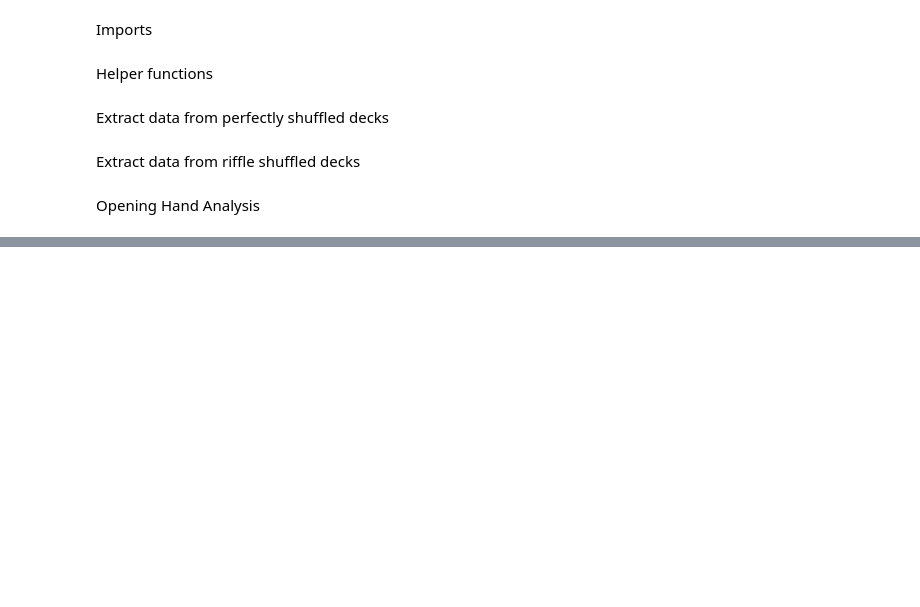
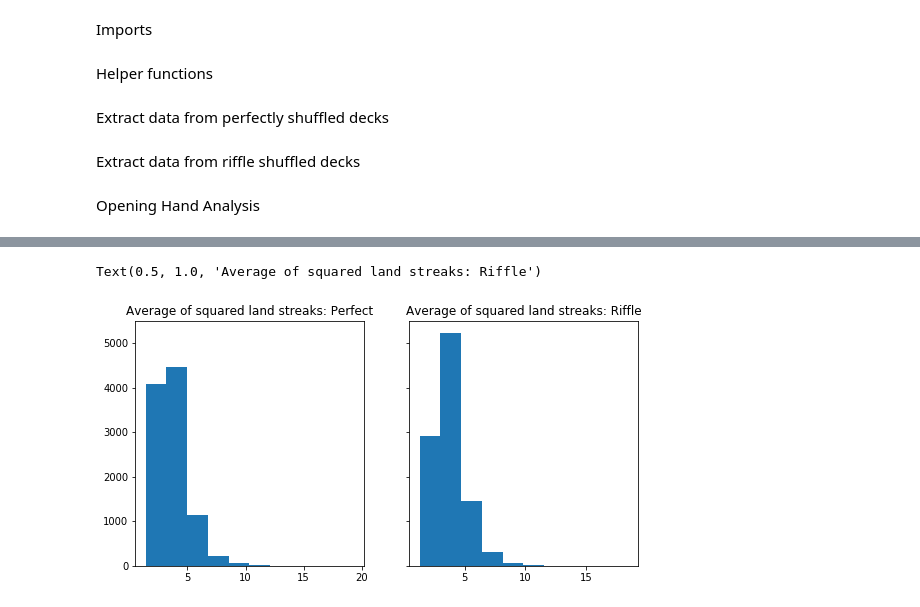
Before and after one commit to juanibiapina/shuffle, a Jupyter notebook: Shuffle Analysis.ipynb, the cells around one changed output, grey strips where cells are left out. Cells and saved outputs as stored; diff of their text form; code cells hidden in the pictures; blank space fills up the shorter version.

```diff
--- a/Shuffle Analysis.ipynb
+++ b/Shuffle Analysis.ipynb
@@ -203,6 +203,12 @@ p_spell_streaks = [[len(list(group)) for k, group in streaks(deck) if k == SPELL
 
 p_max_land_streaks = [max(s) for s in p_land_streaks]
 p_max_spell_streaks = [max(s) for s in p_spell_streaks]
+
+p_avg1_land_streaks = [sum([c**2 for c in s])/len(s) for s in p_land_streaks]
+p_avg1_spell_streaks = [sum([c**2 for c in s])/len(s) for s in p_spell_streaks]
+
+p_avg2_land_streaks = [sum([c**2 for c in s if c > 1])/len(s) for s in p_land_streaks]
+p_avg2_spell_streaks = [sum([c**2 for c in s if c > 1])/len(s) for s in p_spell_streaks]
 # %% [markdown]
 Extract data from riffle shuffled decks
 # %%
@@ -215,6 +221,12 @@ spell_streaks = [[len(list(group)) for k, group in streaks(deck) if k == SPELL]
 
 max_land_streaks = [max(s) for s in land_streaks]
 max_spell_streaks = [max(s) for s in spell_streaks]
+
+avg1_land_streaks = [sum([c**2 for c in s])/len(s) for s in land_streaks]
+avg1_spell_streaks = [sum([c**2 for c in s])/len(s) for s in spell_streaks]
+
+avg2_land_streaks = [sum([c**2 for c in s if c > 1])/len(s) for s in land_streaks]
+avg2_spell_streaks = [sum([c**2 for c in s if c > 1])/len(s) for s in spell_streaks]
 # %% [markdown]
 Opening Hand Analysis
 # %%
@@ -288,0 +301,12 @@ axes[1].set_xlim((min(data), max(data)))
+# %%
+fig, axes = plt.subplots(1, 2, sharey=True, figsize=(9, 4.5))
+
+axes[0].hist(p_avg1_land_streaks)
+axes[0].set_title("Average of squared land streaks: Perfect")
+
+
+axes[1].hist(avg1_land_streaks)
+axes[1].set_title("Average of squared land streaks: Riffle")
+# %% [output]
+Text(0.5, 1.0, 'Average of squared land streaks: Riffle')
+[figure, added]
```
Also changed, not shown: parts of 8 cells of this notebook.
